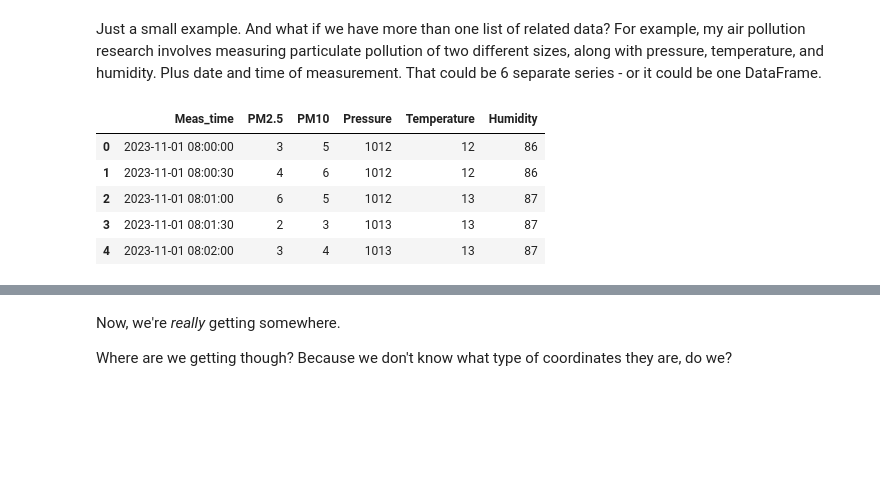
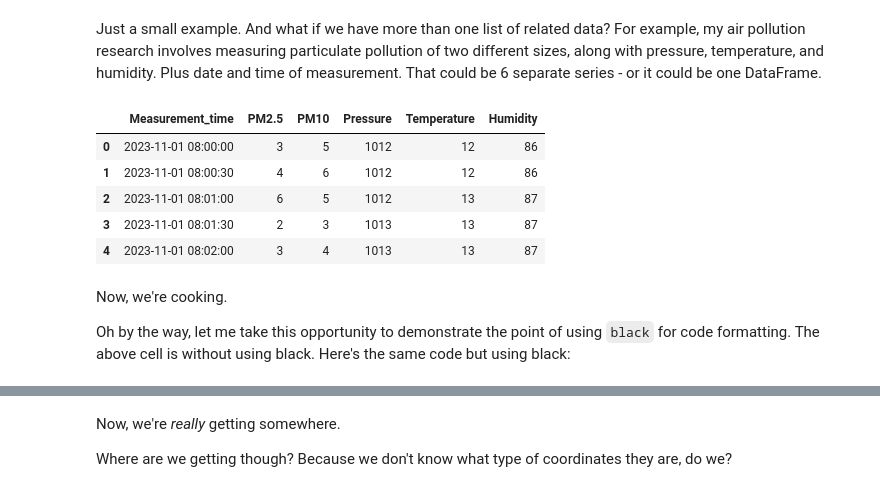
Before and after one commit to bamacgabhann/IEOS2023, a Jupyter notebook: ieos2023/3_Vector_data.ipynb, the cells around one changed output, grey strips where cells are left out. Saved outputs shown, nothing was run; the diff lists cells and outputs as text; code cells hidden in the pictures; blank space fills up the shorter version.

````diff
--- a/ieos2023/3_Vector_data.ipynb
+++ b/ieos2023/3_Vector_data.ipynb
@@ -186,12 +198,16 @@ dtype: float64
 # %% [markdown]
 Just a small example. And what if we have more than one list of related data? For example, my air pollution research involves measuring particulate pollution of two different sizes, along with pressure, temperature, and humidity. Plus date and time of measurement. That could be 6 separate series - or it could be one DataFrame.
 # %%
-df = pd.DataFrame({"Meas_time": ["2023-11-01 08:00:00", "2023-11-01 08:00:30", "2023-11-01 08:01:00", "2023-11-01 08:01:30", "2023-11-01 08:02:00"], "PM2.5": [3,4,6,2,3], "PM10": [5,6,5,3,4], "Pressure": [1012,1012,1012,1013,1013], "Temperature": [12,12,13,13,13], "Humidity": [86,86,87,87,87]})
+df = pd.DataFrame({"Measurement_time": ["2023-11-01 08:00:00", "2023-11-01 08:00:30", "2023-11-01 08:01:00", "2023-11-01 08:01:30", "2023-11-01 08:02:00"], "PM2.5": [3,4,6,2,3], "PM10": [5,6,5,3,4], "Pressure": [1012,1012,1012,1013,1013], "Temperature": [12,12,13,13,13], "Humidity": [86,86,87,87,87]})
 df
 # %% [output]
-|  | Meas_time | PM2.5 | PM10 | Pressure | Temperature | Humidity |
+|  | Measurement_time | PM2.5 | PM10 | Pressure | Temperature | Humidity |
 | 0 | 2023-11-01 08:00:00 | 3 | 5 | 1012 | 12 | 86 |
 | 1 | 2023-11-01 08:00:30 | 4 | 6 | 1012 | 12 | 86 |
 | 2 | 2023-11-01 08:01:00 | 6 | 5 | 1012 | 13 | 87 |
 | 3 | 2023-11-01 08:01:30 | 2 | 3 | 1013 | 13 | 87 |
 | 4 | 2023-11-01 08:02:00 | 3 | 4 | 1013 | 13 | 87 |
+# %% [markdown]
+Now, we're cooking.
+
+Oh by the way, let me take this opportunity to demonstrate the point of using ```black``` for code formatting. The above cell is without using black. Here's the same code but using black:
````
Also changed, not shown: parts of 28 cells of this notebook, 6 other files.
